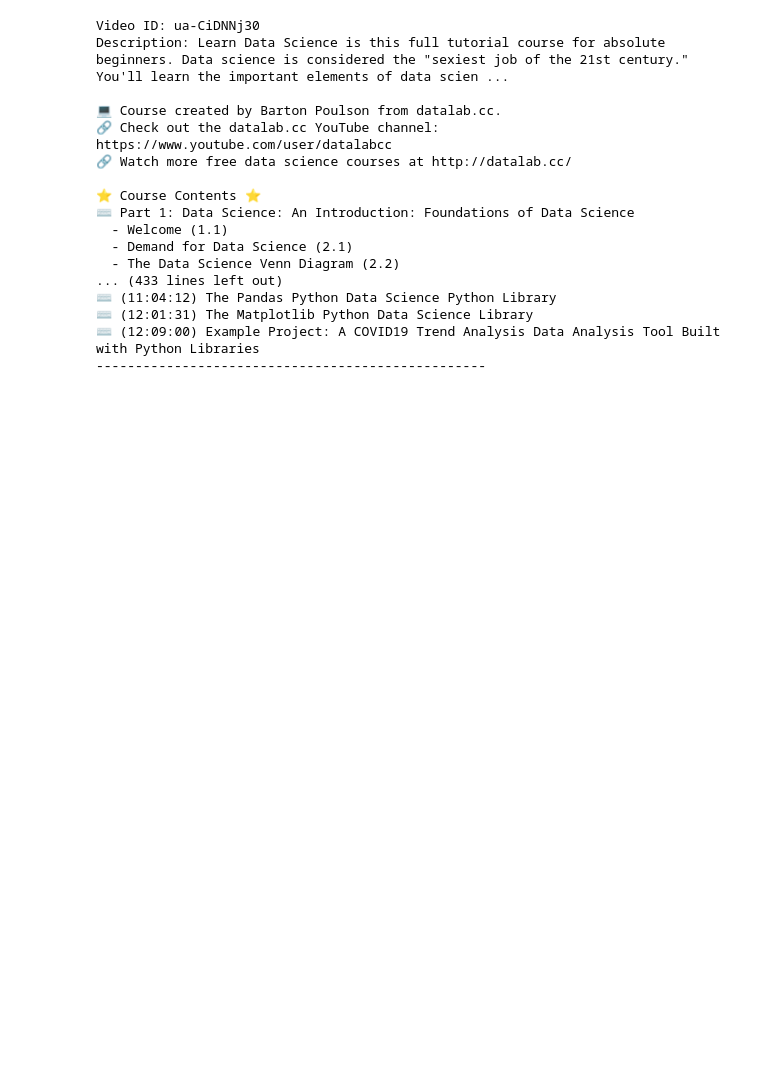
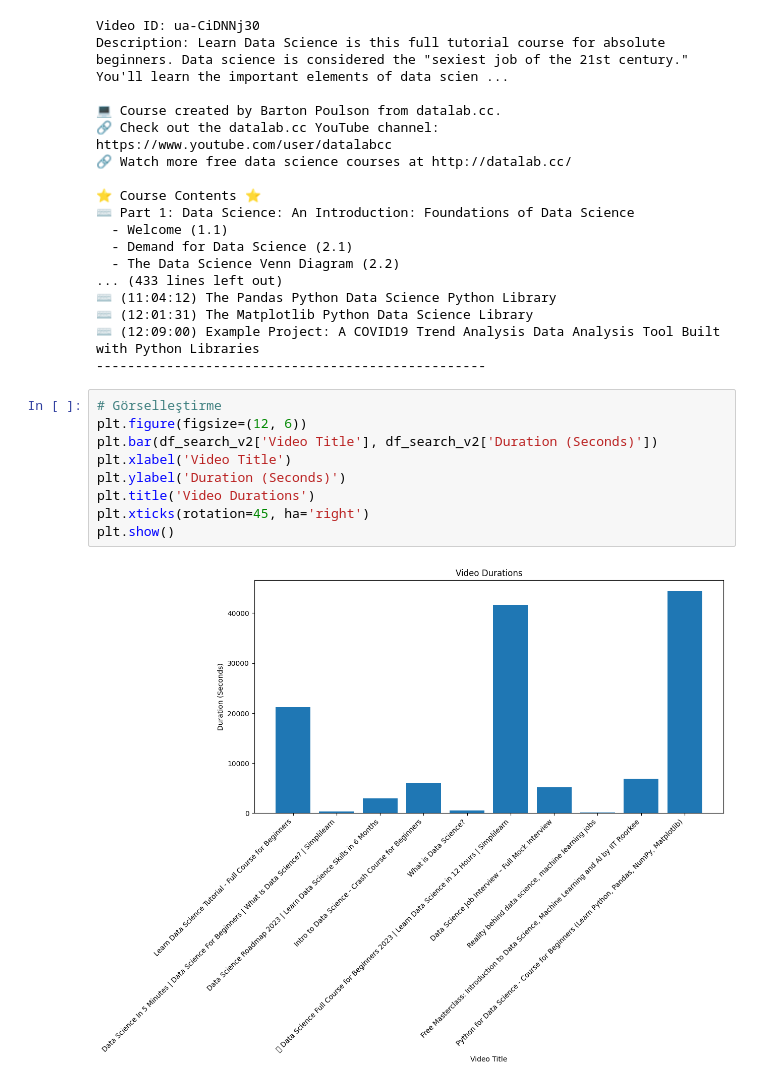
Before and after one commit to zekiye-kart/api-example-project, a Jupyter notebook: youtube-example.ipynb, the cells around one changed output. Drawn from its saved outputs; the diff is of its cells as text; blank space fills up the shorter version.

```diff
--- a/youtube-example.ipynb
+++ b/youtube-example.ipynb
@@ -364,3 +385,14 @@ Description: Learn Data Science is this full tutorial course for absolute beginn
 ⌨️ (12:01:31) The Matplotlib Python Data Science Library
 ⌨️ (12:09:00) Example Project: A COVID19 Trend Analysis Data Analysis Tool Built with Python Libraries
 --------------------------------------------------
+# %%
+# Görselleştirme
+plt.figure(figsize=(12, 6))
+plt.bar(df_search_v2['Video Title'], df_search_v2['Duration (Seconds)'])
+plt.xlabel('Video Title')
+plt.ylabel('Duration (Seconds)')
+plt.title('Video Durations')
+plt.xticks(rotation=45, ha='right')
+plt.show()
+# %% [output]
+[figure, added]
```
Also changed, not shown: parts of 2 cells of this notebook.
